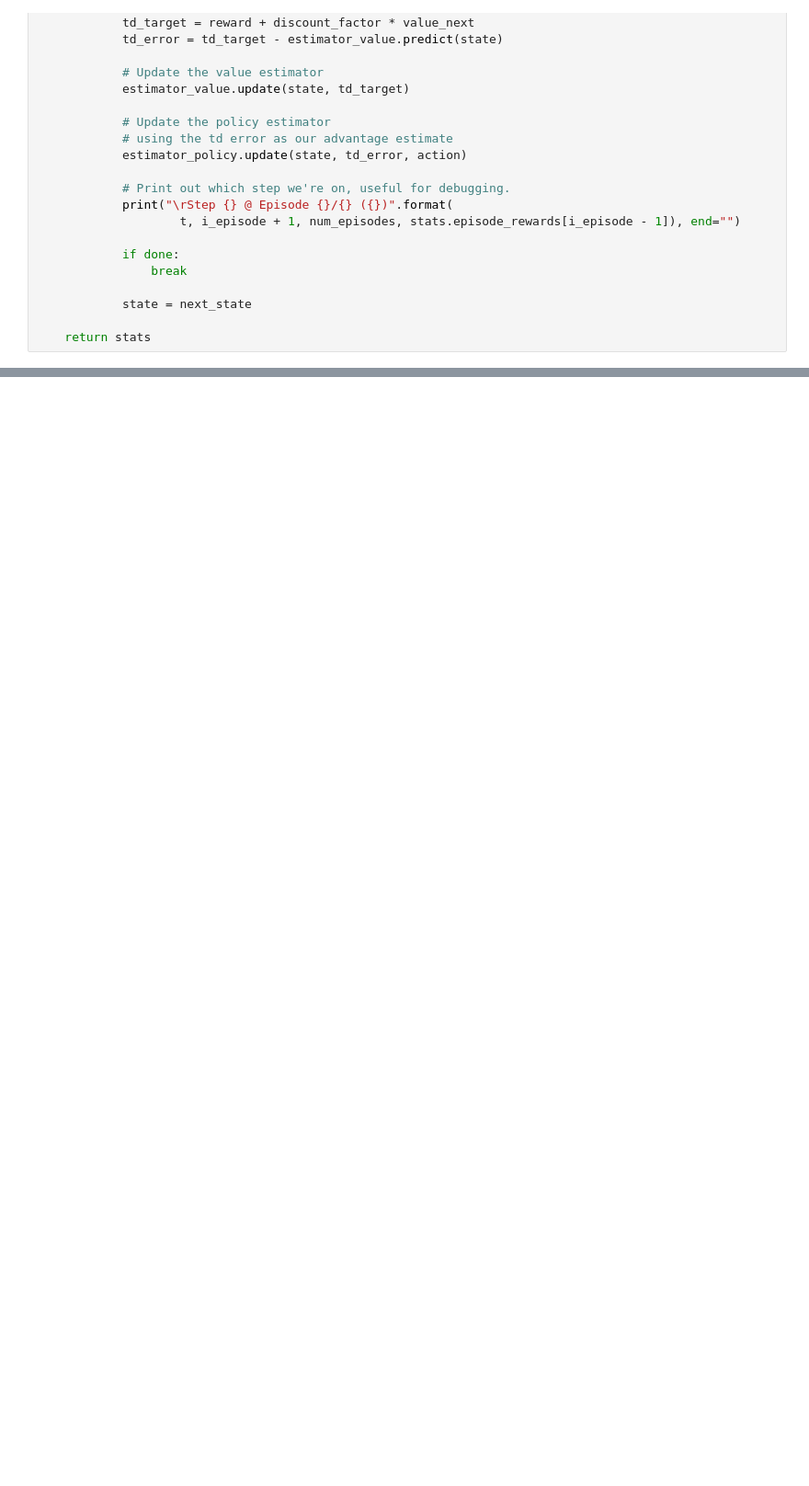
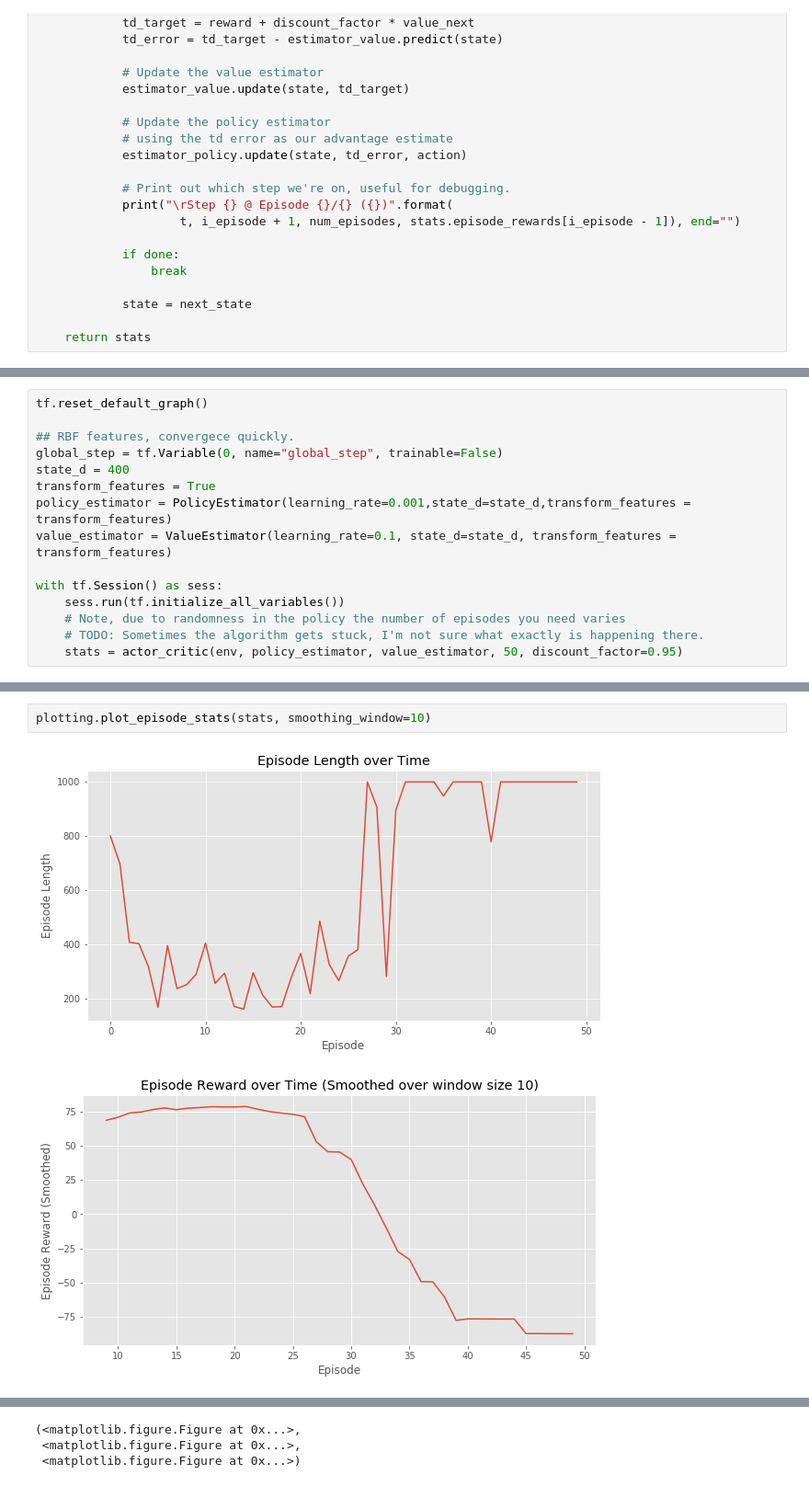
Before and after one commit to bourneli/reinforcement-learning, a Jupyter notebook: PolicyGradient/Continuous MountainCar Actor Critic Solution.ipynb, the cells around one changed output, grey strips where cells are left out. Shown at 92% size. Saved outputs shown, nothing was run; the diff lists cells and outputs as text; blank space fills up the shorter version.

```diff
--- a/PolicyGradient/Continuous MountainCar Actor Critic Solution.ipynb
+++ b/PolicyGradient/Continuous MountainCar Actor Critic Solution.ipynb
@@ -250,0 +257,15 @@ plotting.plot_episode_stats(stats, smoothing_window=10)
+# %%
+tf.reset_default_graph()
+
+## RBF features, convergece quickly.
+global_step = tf.Variable(0, name="global_step", trainable=False)
+state_d = 400
+transform_features = True
+policy_estimator = PolicyEstimator(learning_rate=0.001,state_d=state_d,transform_features = transform_features)
+value_estimator = ValueEstimator(learning_rate=0.1, state_d=state_d, transform_features = transform_features)
+
+with tf.Session() as sess:
+    sess.run(tf.initialize_all_variables())
+    # Note, due to randomness in the policy the number of episodes you need varies
+    # TODO: Sometimes the algorithm gets stuck, I'm not sure what exactly is happening there.
+    stats = actor_critic(env, policy_estimator, value_estimator, 50, discount_factor=0.95)
@@ -250,0 +280,5 @@ plotting.plot_episode_stats(stats, smoothing_window=10)
+# %%
+plotting.plot_episode_stats(stats, smoothing_window=10)
+# %% [output]
+[figure, added]
+[figure, added]
@@ -250,0 +286,3 @@ plotting.plot_episode_stats(stats, smoothing_window=10)
+(<matplotlib.figure.Figure at 0x...>,
+ <matplotlib.figure.Figure at 0x...>,
+ <matplotlib.figure.Figure at 0x...>)
```
Also changed, not shown: parts of 4 cells of this notebook.
